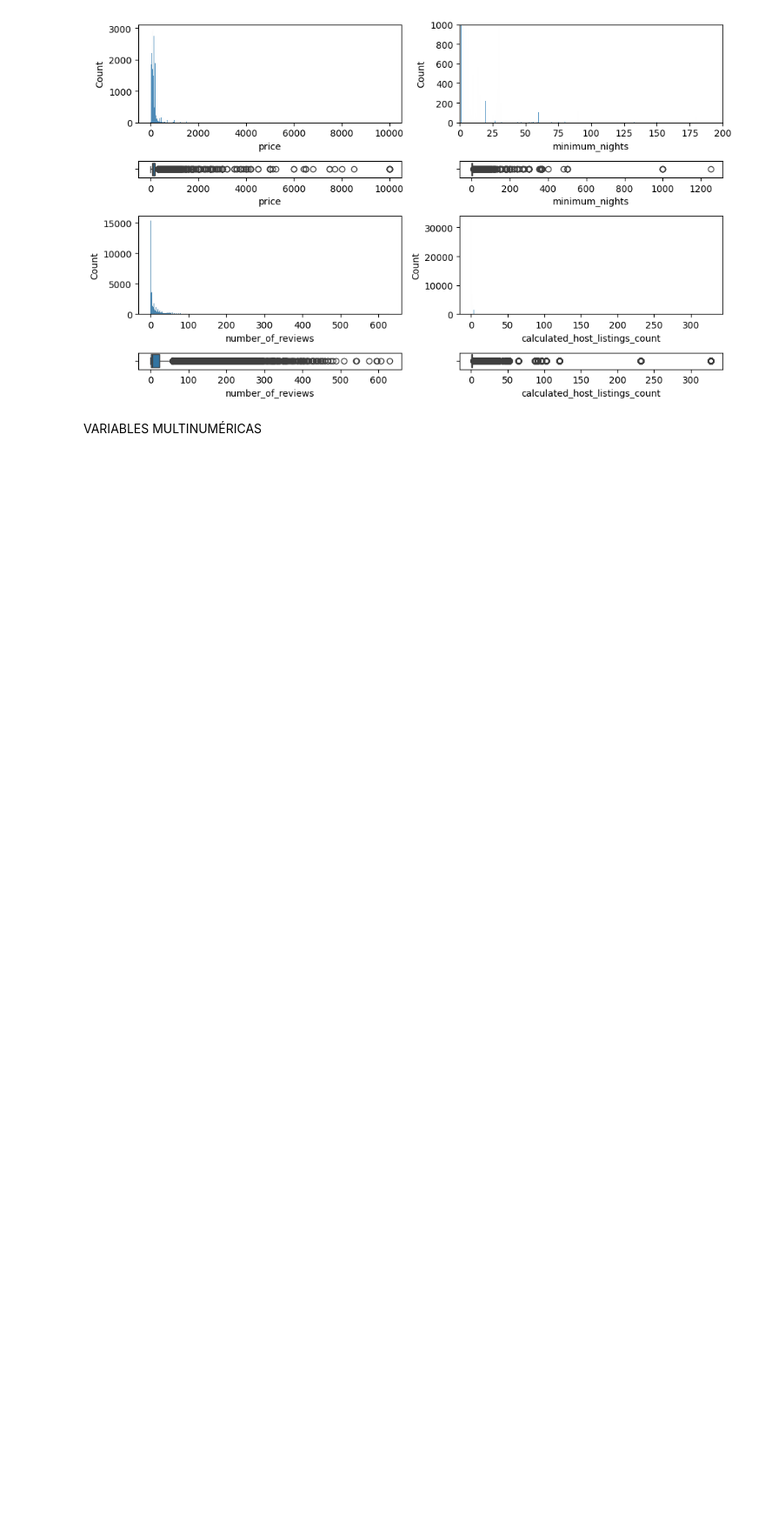
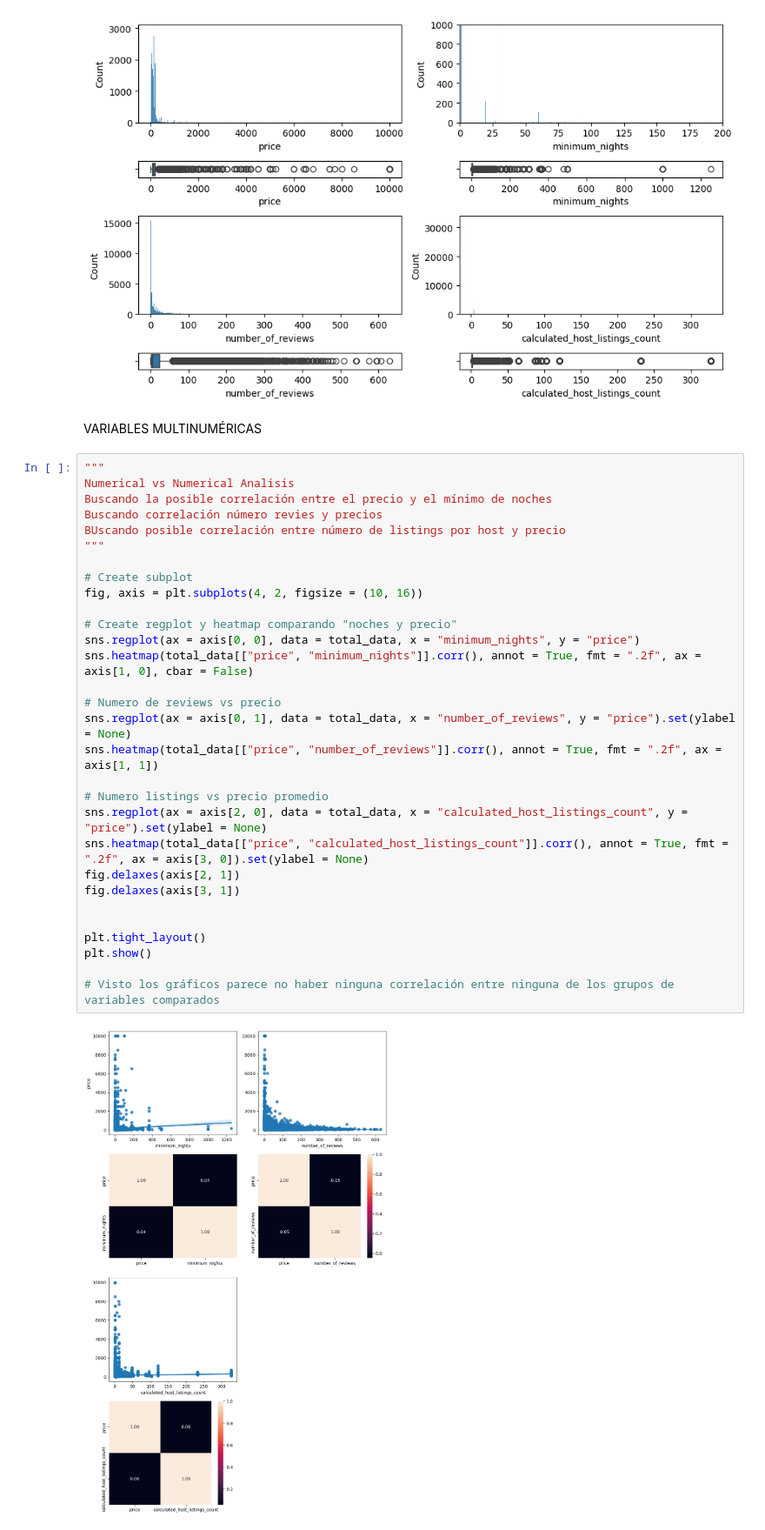
Before and after one commit to 4GeeksAcademy/NY_EDA, a Jupyter notebook: src/explore.ipynb, the cells around one changed output. Shown at 87% size. Drawn from its saved outputs; the diff is of its cells as text; blank space fills up the shorter version.

```diff
--- a/src/explore.ipynb
+++ b/src/explore.ipynb
@@ -119,3 +119,35 @@ plt.show()
 [figure]
 # %% [markdown]
 VARIABLES MULTINUMÉRICAS
+# %%
+"""
+Numerical vs Numerical Analisis
+Buscando la posible correlación entre el precio y el mínimo de noches
+Buscando correlación número revies y precios
+BUscando posible correlación entre número de listings por host y precio
+"""
+
+# Create subplot
+fig, axis = plt.subplots(4, 2, figsize = (10, 16))
+
+# Create regplot y heatmap comparando "noches y precio"
+sns.regplot(ax = axis[0, 0], data = total_data, x = "minimum_nights", y = "price")
+sns.heatmap(total_data[["price", "minimum_nights"]].corr(), annot = True, fmt = ".2f", ax = axis[1, 0], cbar = False)
+
+# Numero de reviews vs precio
+sns.regplot(ax = axis[0, 1], data = total_data, x = "number_of_reviews", y = "price").set(ylabel = None)
+sns.heatmap(total_data[["price", "number_of_reviews"]].corr(), annot = True, fmt = ".2f", ax = axis[1, 1])
+
+# Numero listings vs precio promedio
+sns.regplot(ax = axis[2, 0], data = total_data, x = "calculated_host_listings_count", y = "price").set(ylabel = None)
+sns.heatmap(total_data[["price", "calculated_host_listings_count"]].corr(), annot = True, fmt = ".2f", ax = axis[3, 0]).set(ylabel = None)
+fig.delaxes(axis[2, 1])
+fig.delaxes(axis[3, 1])
+
+
+plt.tight_layout()
+plt.show()
+
+# Visto los gráficos parece no haber ninguna correlación entre ninguna de los grupos de variables comparados
+# %% [output]
+[figure, added]
```
Also changed, not shown: parts of 2 cells of this notebook.
